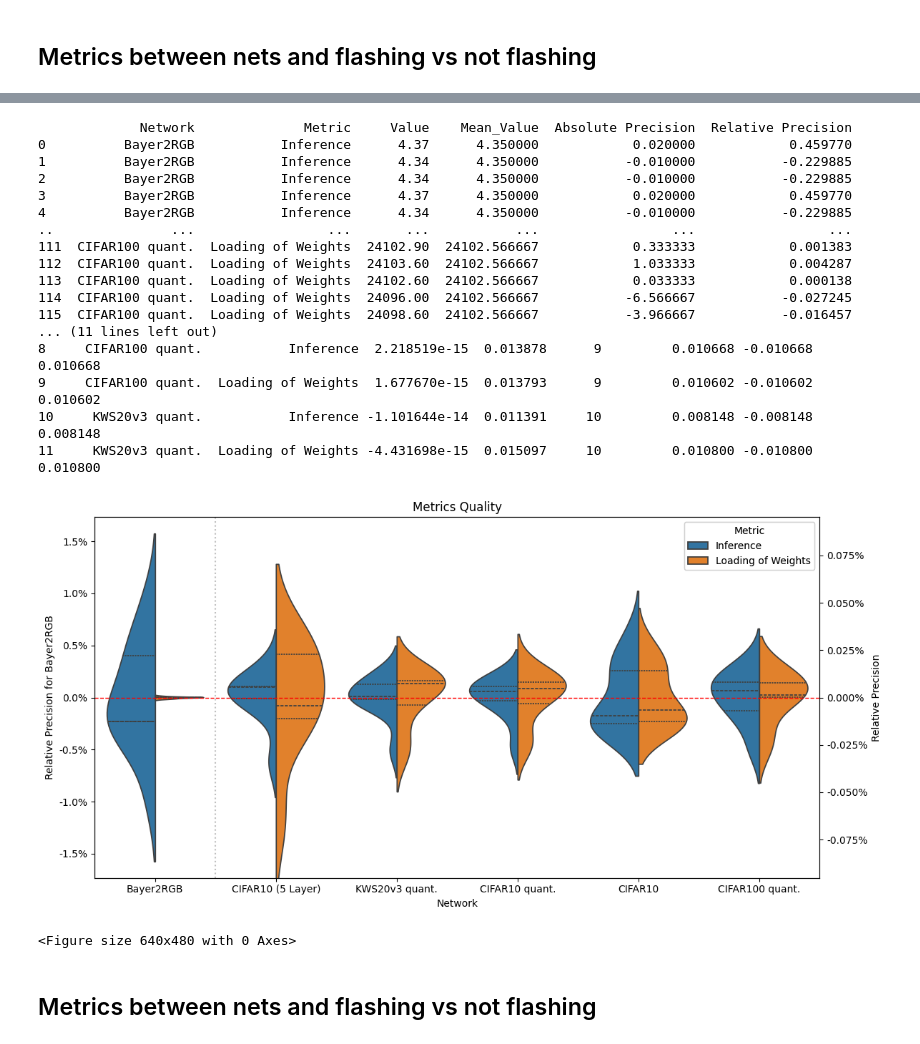
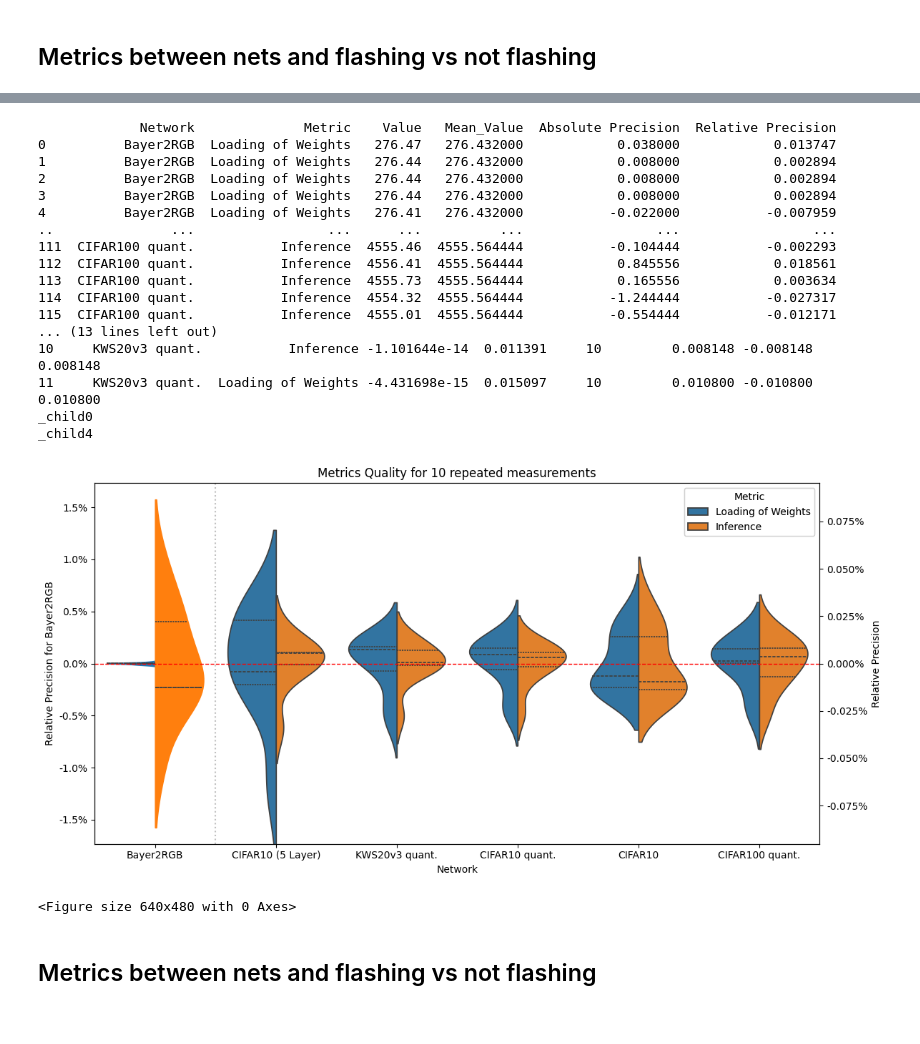
Before and after one commit to ekut-es/netdeployonnx, a Jupyter notebook: netdeployonnx/client/experiment.ipynb, the cells around one changed output, grey strips where cells are left out. Saved outputs shown, nothing was run; the diff lists cells and outputs as text; code cells hidden in the pictures.

```diff
--- a/netdeployonnx/client/experiment.ipynb
+++ b/netdeployonnx/client/experiment.ipynb
@@ -17,8 +17,10 @@ import os
 pd.set_option('display.width', 130)
 
 notebook_path = Path(os.getcwd())
-results_path = notebook_path.parent.parent # we should be in /netdeployonnx/client/experiment.ipynb
+results_path = notebook_path # .parent.parent # we should be in /netdeployonnx/client/experiment.ipynb, so we end up in /
 figures_path = results_path.parent.parent / "documentation" / "figures"
-#print(results_path, figures_path)
-assert results_path.exists() and figures_path.exists()
+print(results_path, figures_path)
+assert results_path.exists()
+assert figures_path.exists(), f"{figures_path} does not exist"
+assert str(figures_path).endswith('/_Masterarbeit_SS24/documentation/figures')
 # %% [output]
@@ -134,7 +191,7 @@ repetition_per_network = df_percents.copy()
 #print(repetition_per_network)
 
 # Drop NaNs for the relevant columns
-metrics = ['Inference', 'Loading of Weights'] #, 'Loading of Inputs'
+metrics = ['Loading of Weights', 'Inference',] #, 'Loading of Inputs'
 df_clean = repetition_per_network.dropna(subset=metrics)
 
 # Melt the DataFrame to long format for easier plotting
@@ -148,16 +205,22 @@ palette = sns.color_palette("Greys", n_colors=6)
 g.map_dataframe(sns.swarmplot, x='Network', y='Value', size=3)
 #sns.swarmplot(x='Network', y='Value', hue='Metric', data=df_melted)
 
+
 # Rotate the x-axis labels
 for ax in g.axes.flatten():
     ax.set_xticklabels(ax.get_xticklabels(), rotation=70, ha='right')
 # Adjust x-axis limits if needed for compactness
-for ax in g.axes.flatten():
+for i, ax in enumerate(g.axes.flatten()):
     ax.set_xlim(-0.2, 5.5)  # Adjust based on number of metrics
+    metric = ['inference', 'weights_loading'][i]
+    for coll in ax.collections:
+        coll.set_color(color_for_metric[metric])
+    ax.set_yticklabels([f"{y/1000}" for y in ax.get_yticks()])
+    ax.set_ylabel('Time in ms')
 
 # Add a legend and adjust the layout
 g.add_legend()
-plt.subplots_adjust(wspace=0.1)
+plt.subplots_adjust(wspace=0.15)
 plt.suptitle("Repetition metric for each Net")
 plt.show()
 plt.savefig(figures_path / "05_repetition_metrics_per_network.pdf", format='pdf')
@@ -209,7 +272,10 @@ if 1:
                    )  # Set inner=None to avoid drawing the boxplot
     ax.set_ylabel("Relative Precision for Bayer2RGB")
     ax.yaxis.set_major_formatter(lambda x, pos: f'{x:.1f}%')
-
+    for metricindex, coll in enumerate(ax.collections):
+        metric = ['weights_loading', 'inference'][metricindex]
+        coll.set_color(color_for_metric[metric])
+        print(coll.get_label())
 
     # now the rest of the plots
     plt.axvline(x=0.5, color='gray', linestyle=':', alpha=0.5)
@@ -223,55 +289,59 @@ if 1:
                    )  # Set inner=None to avoid drawing the boxplot
     ax2.set_ylabel("Relative Precision")
     ax2.yaxis.set_major_formatter(lambda x, pos: f'{x:.3f}%')
+    for metricindex, coll in enumerate(ax.collections):
+        metric = ['weights_loading', 'inference'][metricindex]
+        coll.set_color(color_for_metric[metric])
+
 
     ylim1 = ax.get_ylim()
     ylim2 = ax2.get_ylim()
 
     # Find the relative position of 0 in data coordinates for both axes
     zero_pos1 = -ylim1[0] / (ylim1[1] - ylim1[0])  # relative position of 0 in axis 1
     zero_pos2 = -ylim2[0] / (ylim2[1] - ylim2[0])  # relative position of 0 in axis 2
 
     # if the scaling of ylim1 is more favorable, use by setting extendable_axis = ax2
     extendable_axis = ax2  # or ax, depending on which one you want to move
     current_range = ylim2[1] - ylim2[0]  # preserve the range
 
     # Shift the limits to align 0 while preserving the range
     ylim_min = -(zero_pos1 * current_range)
     ylim_max = ylim_min + current_range
 
     extendable_axis.set_ylim(ylim_min, ylim_max)
 else:
     sns.swarmplot(x='Network', y='Relative_Precision', hue='Metric', data=df_with_mean)
 
 # Set x-ticks and rotate labels
 #plt.xticks(rotation=45)
-plt.title(f'Metrics Quality')
+plt.title('Metrics Quality for 10 repeated measurements')
 plt.ylabel('Relative Precision')
 plt.xlabel('Network')
 plt.axhline(0, color='red', linestyle='--', linewidth=1)  # Add a line at y=0 for reference
 plt.legend(title='Metric')
 plt.tight_layout()
 plt.show()
 plt.savefig(figures_path / "05_repetition_metrics_per_network_accuracy.pdf", format='pdf')
 # %% [output]
-             Network              Metric     Value    Mean_Value  Absolute Precision  Relative Precision
-0          Bayer2RGB           Inference      4.37      4.350000            0.020000            0.459770
-1          Bayer2RGB           Inference      4.34      4.350000           -0.010000           -0.229885
-2          Bayer2RGB           Inference      4.34      4.350000           -0.010000           -0.229885
-3          Bayer2RGB           Inference      4.37      4.350000            0.020000            0.459770
-4          Bayer2RGB           Inference      4.34      4.350000           -0.010000           -0.229885
-..               ...                 ...       ...           ...                 ...                 ...
-111  CIFAR100 quant.  Loading of Weights  24102.90  24102.566667            0.333333            0.001383
-112  CIFAR100 quant.  Loading of Weights  24103.60  24102.566667            1.033333            0.004287
-113  CIFAR100 quant.  Loading of Weights  24102.60  24102.566667            0.033333            0.000138
-114  CIFAR100 quant.  Loading of Weights  24096.00  24102.566667           -6.566667           -0.027245
-115  CIFAR100 quant.  Loading of Weights  24098.60  24102.566667           -3.966667           -0.016457
-... (11 lines left out)
-8     CIFAR100 quant.           Inference  2.218519e-15  0.013878      9         0.010668 -0.010668  0.010668
-9     CIFAR100 quant.  Loading of Weights  1.677670e-15  0.013793      9         0.010602 -0.010602  0.010602
+             Network              Metric    Value   Mean_Value  Absolute Precision  Relative Precision
+0          Bayer2RGB  Loading of Weights   276.47   276.432000            0.038000            0.013747
+1          Bayer2RGB  Loading of Weights   276.44   276.432000            0.008000            0.002894
+2          Bayer2RGB  Loading of Weights   276.44   276.432000            0.008000            0.002894
+3          Bayer2RGB  Loading of Weights   276.44   276.432000            0.008000            0.002894
+4          Bayer2RGB  Loading of Weights   276.41   276.432000           -0.022000           -0.007959
+..               ...                 ...      ...          ...                 ...                 ...
+111  CIFAR100 quant.           Inference  4555.46  4555.564444           -0.104444           -0.002293
+112  CIFAR100 quant.           Inference  4556.41  4555.564444            0.845556            0.018561
+113  CIFAR100 quant.           Inference  4555.73  4555.564444            0.165556            0.003634
+114  CIFAR100 quant.           Inference  4554.32  4555.564444           -1.244444           -0.027317
+115  CIFAR100 quant.           Inference  4555.01  4555.564444           -0.554444           -0.012171
+... (13 lines left out)
 10     KWS20v3 quant.           Inference -1.101644e-14  0.011391     10         0.008148 -0.008148  0.008148
 11     KWS20v3 quant.  Loading of Weights -4.431698e-15  0.015097     10         0.010800 -0.010800  0.010800
+_child0
+_child4
-[figure, old version]
+[figure, new version]
 <Figure size 640x480 with 0 Axes>
 # %% [markdown]
 ## Metrics between nets and flashing vs not flashing
```
Also changed, not shown: parts of 9 cells of this notebook.
